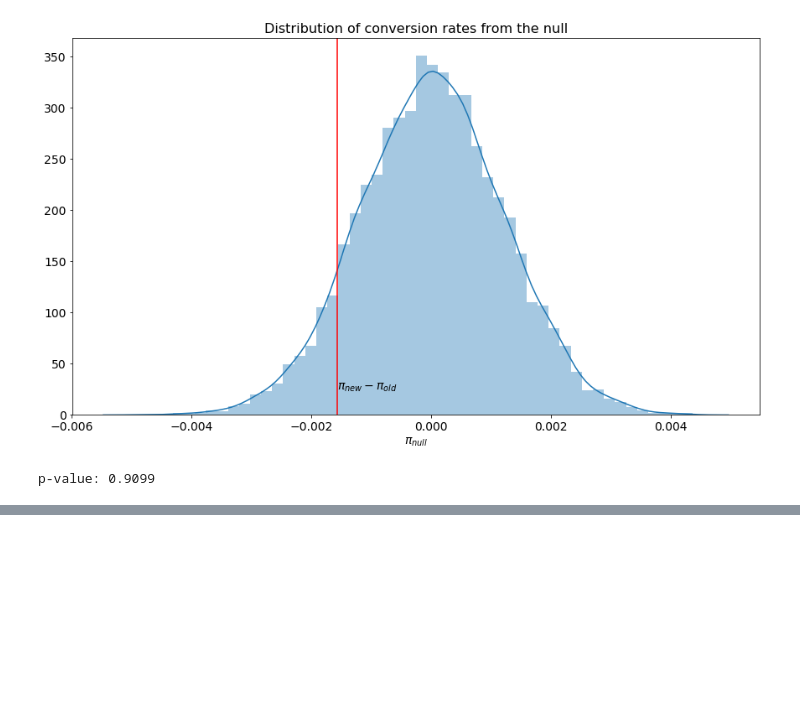
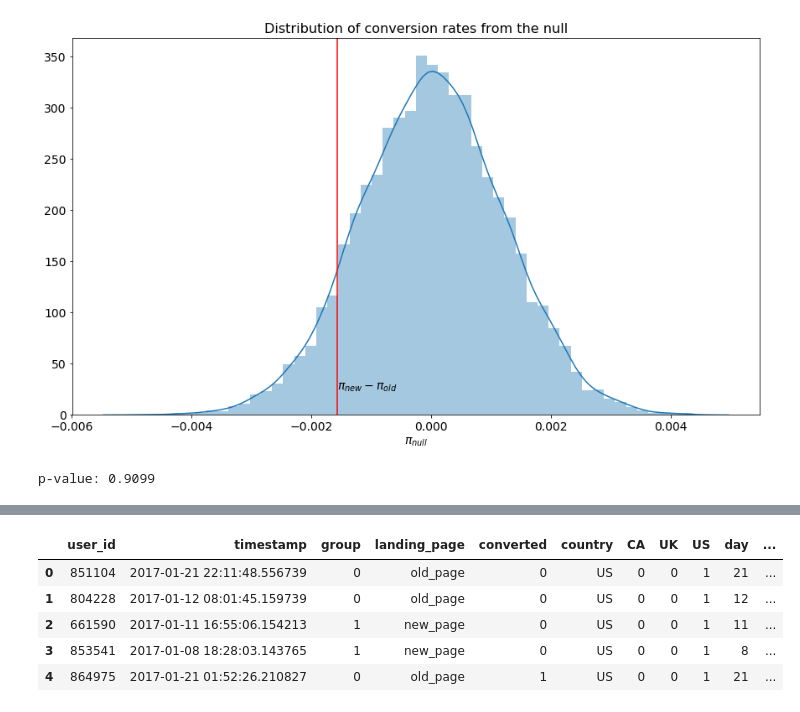
Before and after one commit to matt-fielding8/AB_test_e-commerce, a Jupyter notebook: notebooks/AB_Test.ipynb, the cells around one changed output, grey strips where cells are left out. Saved outputs shown, nothing was run; the diff lists cells and outputs as text; code cells hidden in the pictures; blank space fills up the shorter version.

```diff
--- a/notebooks/AB_Test.ipynb
+++ b/notebooks/AB_Test.ipynb
@@ -296,0 +308,7 @@ Given that user conversion is binary, another method we can use to investigate t
+# %%
+df_mod = pd.read_csv('../data/ab_data_clean.csv')
+df_mod.timestamp = pd.to_datetime(df_mod.timestamp)
+# %%
+df_mod[['CA', 'UK','US']] = pd.get_dummies(df_mod.country)
+df_mod.group=np.where(df_mod.group=='control', 0, 1)
+df.head()
@@ -296,0 +332,15 @@ Given that user conversion is binary, another method we can use to investigate t
+# %%
+# extract day
+df_mod['day'] = df_mod.timestamp.dt.day
+# extract hour
+df_mod['hour'] = df_mod.timestamp.dt.hour
+# create intercept, x0
+df_mod['intercept'] = 1
+df_mod.head()
+# %% [output]
+|  | user_id | timestamp | group | landing_page | converted | country | CA | UK | US | day | ... |
+| 0 | 851104 | 2017-01-21 22:11:48.556739 | 0 | old_page | 0 | US | 0 | 0 | 1 | 21 | ... |
+| 1 | 804228 | 2017-01-12 08:01:45.159739 | 0 | old_page | 0 | US | 0 | 0 | 1 | 12 | ... |
+| 2 | 661590 | 2017-01-11 16:55:06.154213 | 1 | new_page | 0 | US | 0 | 0 | 1 | 11 | ... |
+| 3 | 853541 | 2017-01-08 18:28:03.143765 | 1 | new_page | 0 | US | 0 | 0 | 1 | 8 | ... |
+| 4 | 864975 | 2017-01-21 01:52:26.210827 | 0 | old_page | 1 | US | 0 | 0 | 1 | 21 | ... |
```
Also changed, not shown: parts of 39 cells of this notebook.
